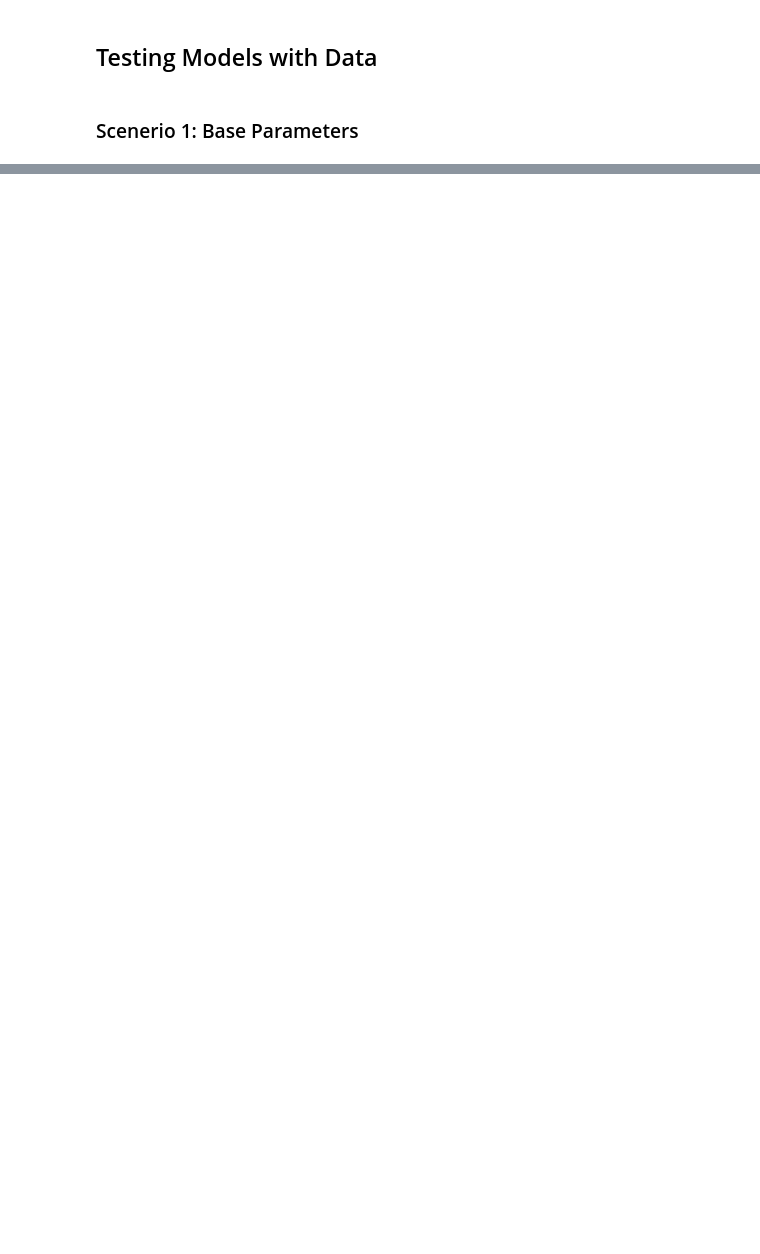
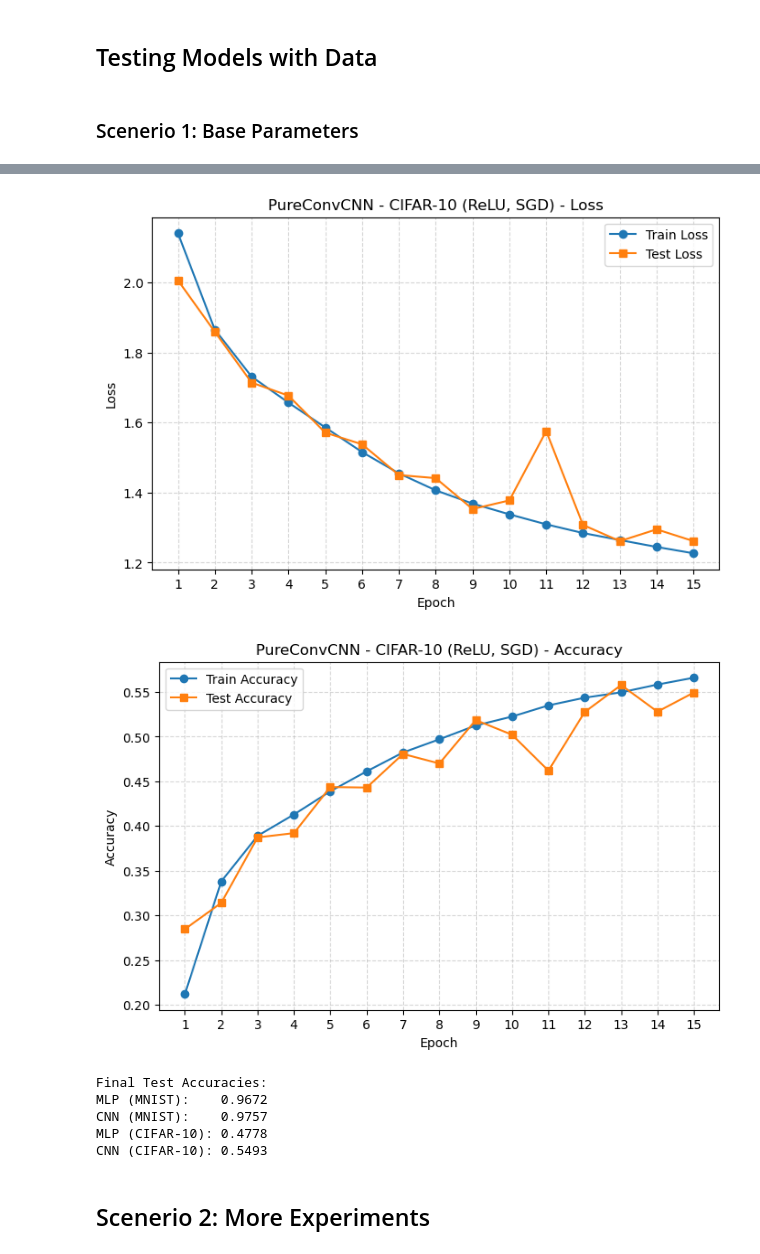
Before and after one commit to allanli608/Intro-to-Deep-Learning, a Jupyter notebook: a3/a3.ipynb, the cells around one changed output, grey strips where cells are left out. Cells and saved outputs as stored; diff of their text form; code cells hidden in the pictures; blank space fills up the shorter version.

```diff
--- a/a3/a3.ipynb
+++ b/a3/a3.ipynb
@@ -274,0 +460,12 @@ config = {"learning_rate": 0.05, "epochs": 15, "optimizer": "sgd"}
+# %%
+cnn_cifar10_model, cnn_cifar10_history = train_model(
+    base_cnn_cifar10,
+    cifar10_train_loader,
+    cifar10_test_loader,
+    epochs=config["epochs"],
+    optimizer_name=config["optimizer"],
+    lr=config["learning_rate"],
+)
+
+plot_history(cnn_cifar10_history, title="PureConvCNN - CIFAR-10 (ReLU, SGD)")
+# %% [output]
@@ -274,0 +489,16 @@ config = {"learning_rate": 0.05, "epochs": 15, "optimizer": "sgd"}
+[figure, added]
+[figure, added]
+# %%
+print("Final Test Accuracies:")
+print(f"MLP (MNIST):    {test_model(mlp_mnist_model, mnist_test_loader):.4f}")
+print(f"CNN (MNIST):    {test_model(cnn_mnist_model, mnist_test_loader):.4f}")
+print(f"MLP (CIFAR-10): {test_model(mlp_cifar10_model, cifar10_test_loader):.4f}")
+print(f"CNN (CIFAR-10): {test_model(cnn_cifar10_model, cifar10_test_loader):.4f}")
+# %% [output]
+Final Test Accuracies:
+MLP (MNIST):    0.9672
+CNN (MNIST):    0.9757
+MLP (CIFAR-10): 0.4778
+CNN (CIFAR-10): 0.5493
+# %% [markdown]
+## Scenerio 2: More Experiments
```
Also changed, not shown: parts of 30 cells of this notebook.
